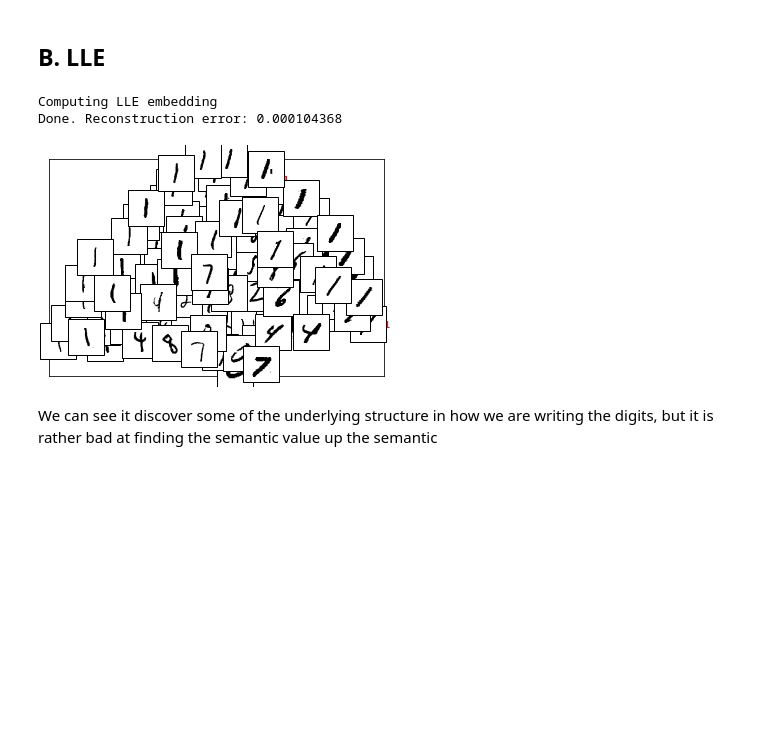
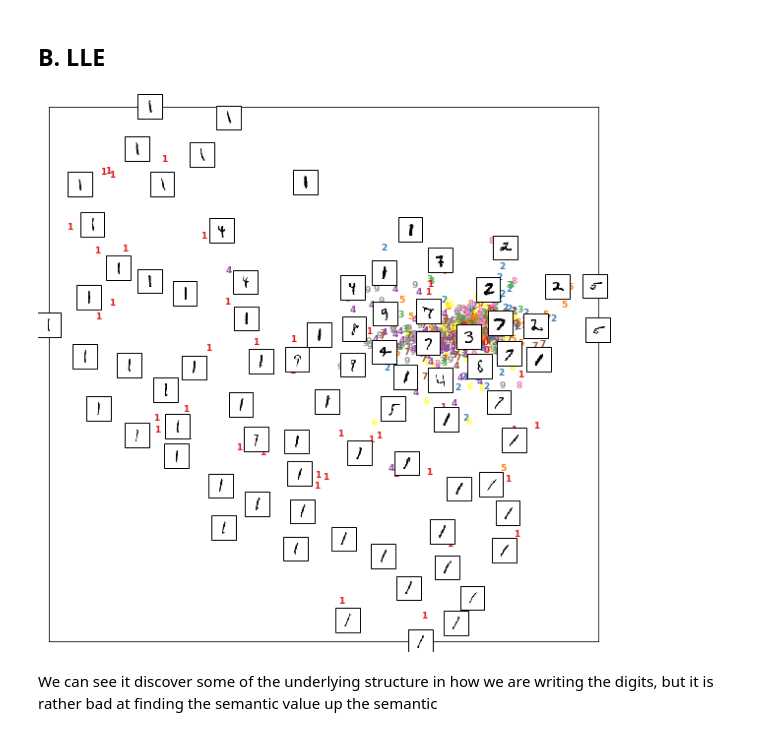
Before and after one commit to hbjornoy/t-SNE-vs-LLE, a Jupyter notebook: Section IV - MNIST.ipynb, the cells around one changed output. Saved outputs shown, nothing was run; the diff lists cells and outputs as text; code cells hidden in the pictures; blank space fills up the shorter version.

Commit message:
MNIST, large commit

```diff
--- a/Section IV - MNIST.ipynb
+++ b/Section IV - MNIST.ipynb
@@ -4,8 +4,16 @@
 import numpy as np
 import matplotlib.pyplot as plt
 from sklearn import datasets, manifold
-from matplotlib import offsetbox
 from sklearn.utils import shuffle
-import seaborn as sns
-from sklearn import metrics
-from sklearn.cluster import KMeans
+
+
+import helpers as HL
+import plot_functions as PL
+import pickle_functions as PK
+
+%load_ext autoreload
+%autoreload 2
+
+#constants
+folder="mnist_pickles"
+nb_samples = 1000
@@ -88,21 +103,18 @@ Here we can see some of the variations one could expect from handwritten digits.
 # %% [markdown]
 ## B. LLE
 # %%
-print("Computing LLE embedding")
 nb_components = 2
 nb_neighbors =30
+
 lle = manifold.LocallyLinearEmbedding(nb_neighbors, nb_components,
                                       method='standard')
-X_lle = lle.fit_transform(inputs[0:5000])
-print("Done. Reconstruction error: %g" % lle.reconstruction_error_)
+X_lle = lle.fit_transform(inputs[0:nb_samples])
-# %% [output]
-Computing LLE embedding
-Done. Reconstruction error: 0.000104368
 # %%
 
-plot_embedding(X_lle, targets[0:5000])
+PL.plot_embedding(inputs, X_lle, targets[0:nb_samples])
+plt.savefig("MNIST_lle_embedding")
 plt.show()
 # %% [output]
-[figure, old version]
+[figure, new version]
 # %% [markdown]
 We can see it discover some of the underlying structure in how we are writing the digits, but it is rather bad at finding the semantic value up the semantic
```
Also changed, not shown: parts of 14 cells of this notebook, 4 other files.
